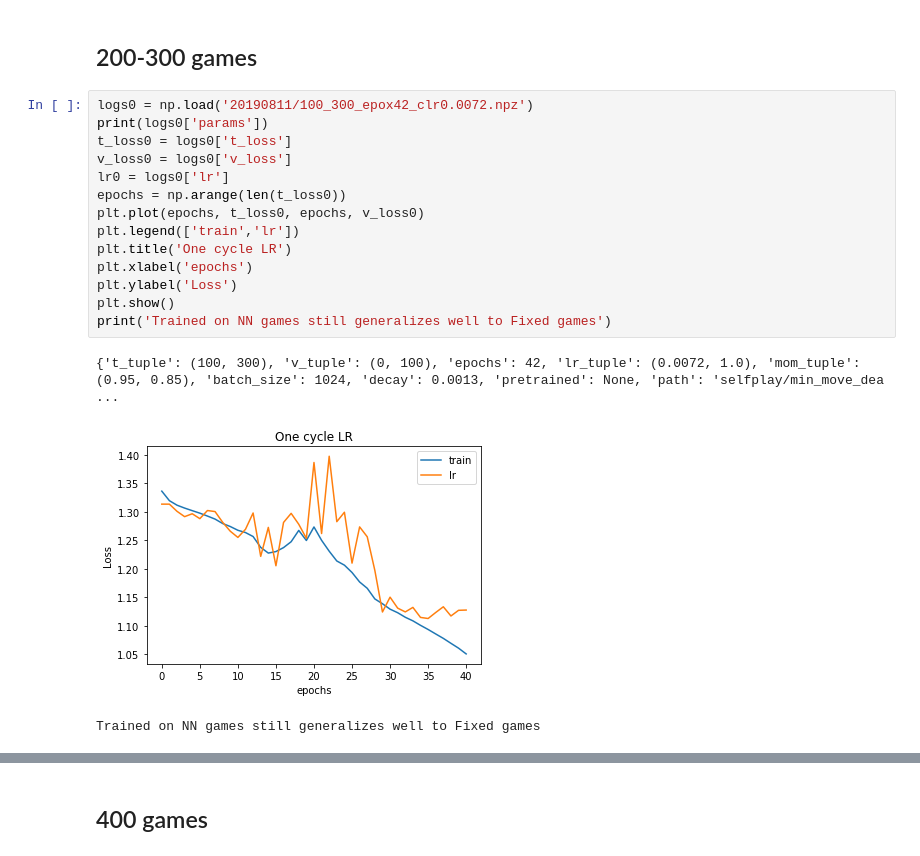
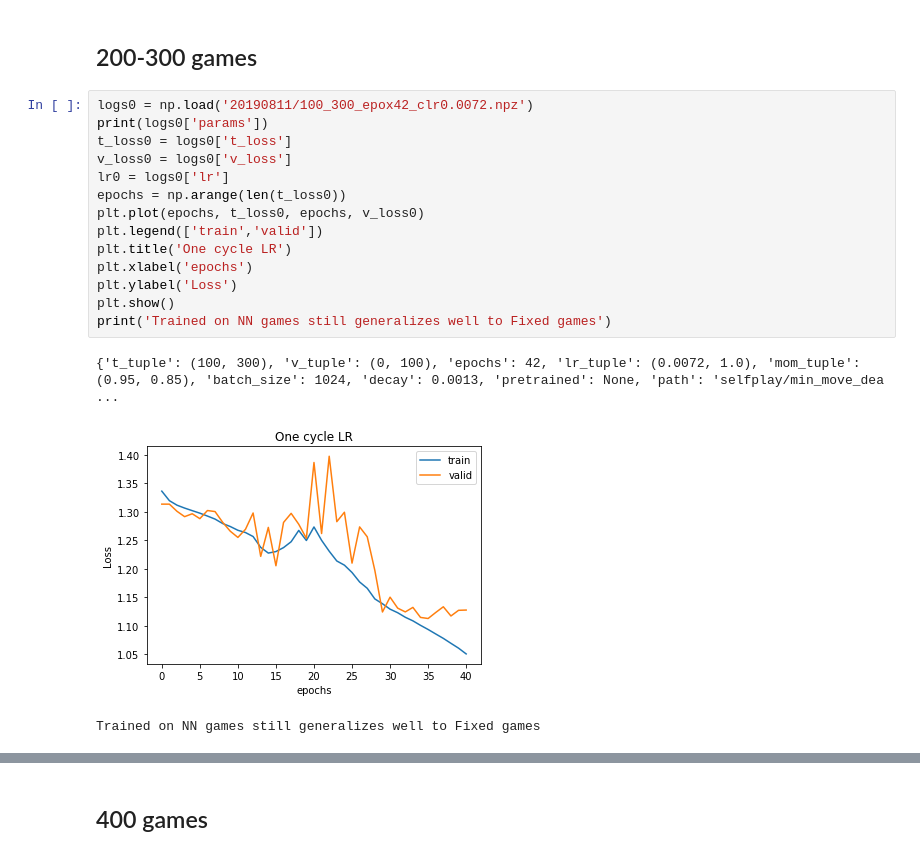
Before and after one commit to fqjin/2048NN, a Jupyter notebook: training_logs_min.ipynb, the cells around one changed output, grey strips where cells are left out. Drawn from its saved outputs; the diff is of its cells as text.

```diff
--- a/training_logs_min.ipynb
+++ b/training_logs_min.ipynb
@@ -247,20 +260,20 @@ Overfitting
 # %%
 logs0 = np.load('20190811/100_300_epox42_clr0.0072.npz')
 print(logs0['params'])
 t_loss0 = logs0['t_loss']
 v_loss0 = logs0['v_loss']
 lr0 = logs0['lr']
 epochs = np.arange(len(t_loss0))
 plt.plot(epochs, t_loss0, epochs, v_loss0)
-plt.legend(['train','lr'])
+plt.legend(['train','valid'])
 plt.title('One cycle LR')
 plt.xlabel('epochs')
 plt.ylabel('Loss')
 plt.show()
 print('Trained on NN games still generalizes well to Fixed games')
 # %% [output]
 {'t_tuple': (100, 300), 'v_tuple': (0, 100), 'epochs': 42, 'lr_tuple': (0.0072, 1.0), 'mom_tuple': (0.95, 0.85), 'batch_size': 1024, 'decay': 0.0013, 'pretrained': None, 'path': 'selfplay/min_move_dea ...
-[figure, old version]
+[figure, new version]
 Trained on NN games still generalizes well to Fixed games
 # %%
 logs0 = np.load('20190811/20_300_epox38_clr0.009.npz')
```
Also changed, not shown: parts of 16 cells of this notebook, 9 other files.
